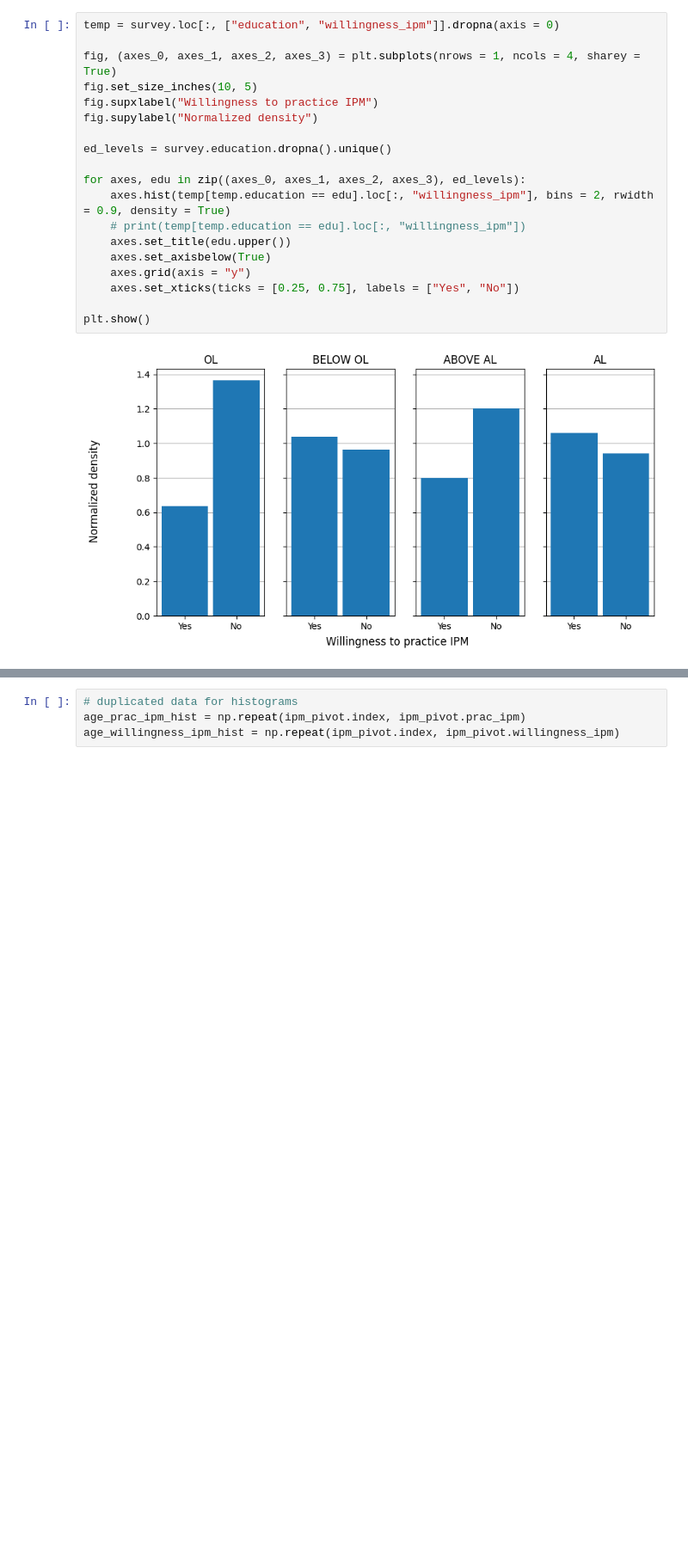
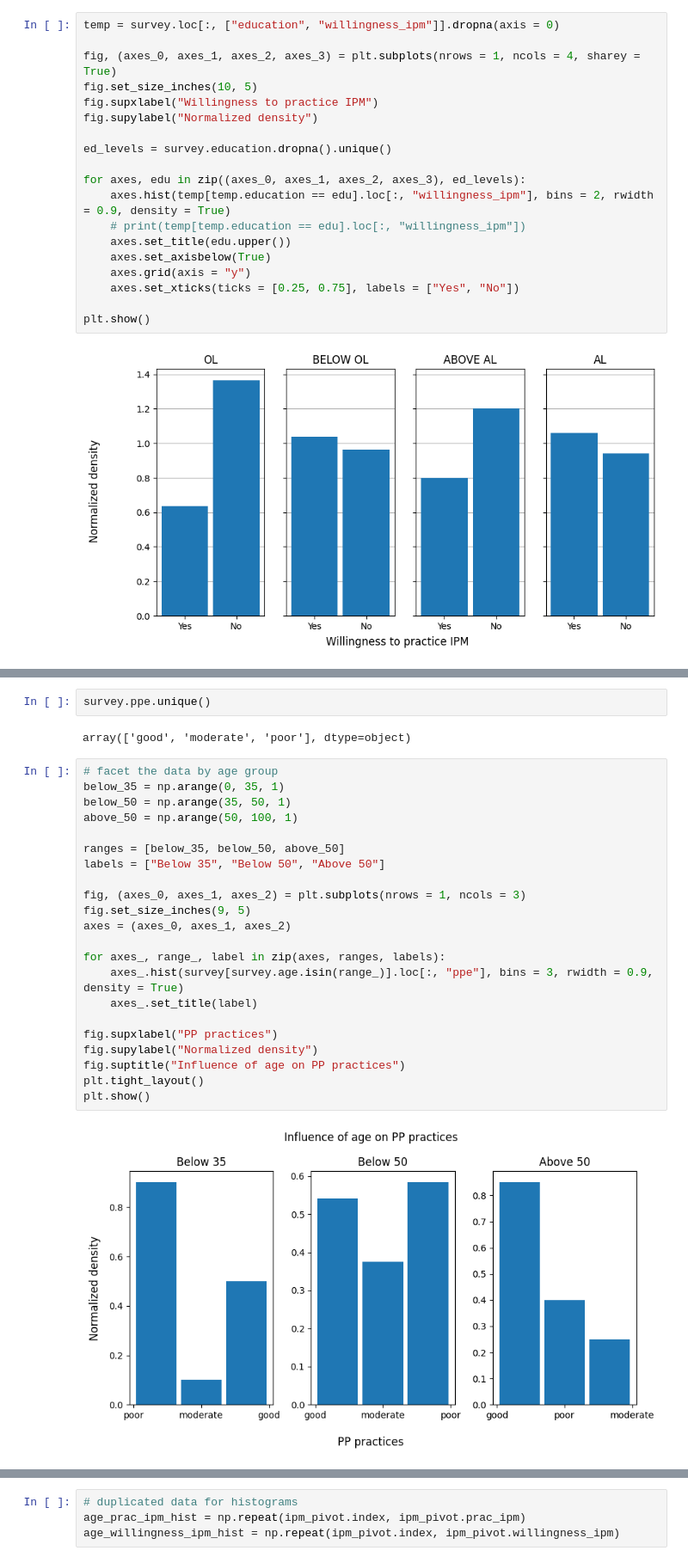
Before and after one commit to anoban/Survey-analysis, a Jupyter notebook: Survey.ipynb, the cells around one changed output, grey strips where cells are left out. Shown at 86% size. Drawn from its saved outputs; the diff is of its cells as text; blank space fills up the shorter version.

```diff
--- a/Survey.ipynb
+++ b/Survey.ipynb
@@ -168,0 +164,28 @@ ipm_pivot;
+# %%
+survey.ppe.unique()
+# %% [output]
+array(['good', 'moderate', 'poor'], dtype=object)
+# %%
+# facet the data by age group
+below_35 = np.arange(0, 35, 1)
+below_50 = np.arange(35, 50, 1)
+above_50 = np.arange(50, 100, 1)
+
+ranges = [below_35, below_50, above_50]
+labels = ["Below 35", "Below 50", "Above 50"]
+
+fig, (axes_0, axes_1, axes_2) = plt.subplots(nrows = 1, ncols = 3)
+fig.set_size_inches(9, 5)
+axes = (axes_0, axes_1, axes_2)
+
+for axes_, range_, label in zip(axes, ranges, labels):
+    axes_.hist(survey[survey.age.isin(range_)].loc[:, "ppe"], bins = 3, rwidth = 0.9, density = True)
+    axes_.set_title(label)
+
+fig.supxlabel("PP practices")
+fig.supylabel("Normalized density")
+fig.suptitle("Influence of age on PP practices")
+plt.tight_layout()
+plt.show()
+# %% [output]
+[figure, added]
```
Also changed, not shown: parts of 55 cells of this notebook.
